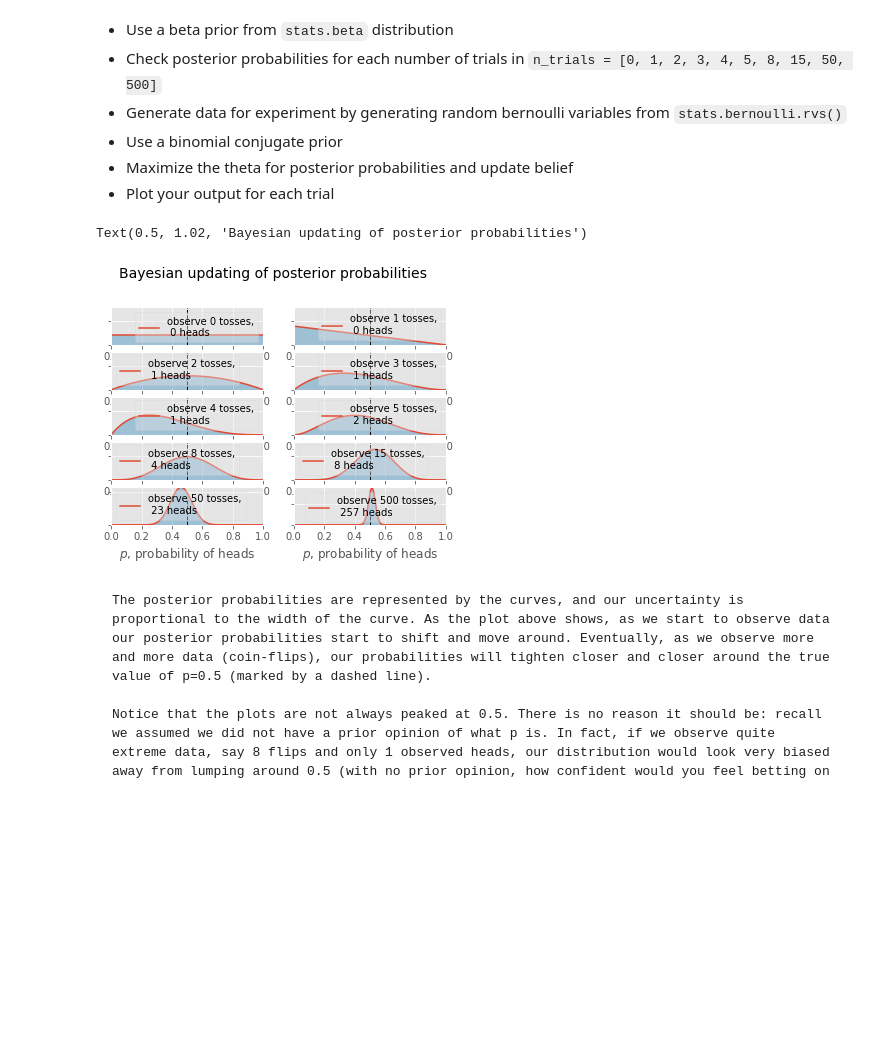
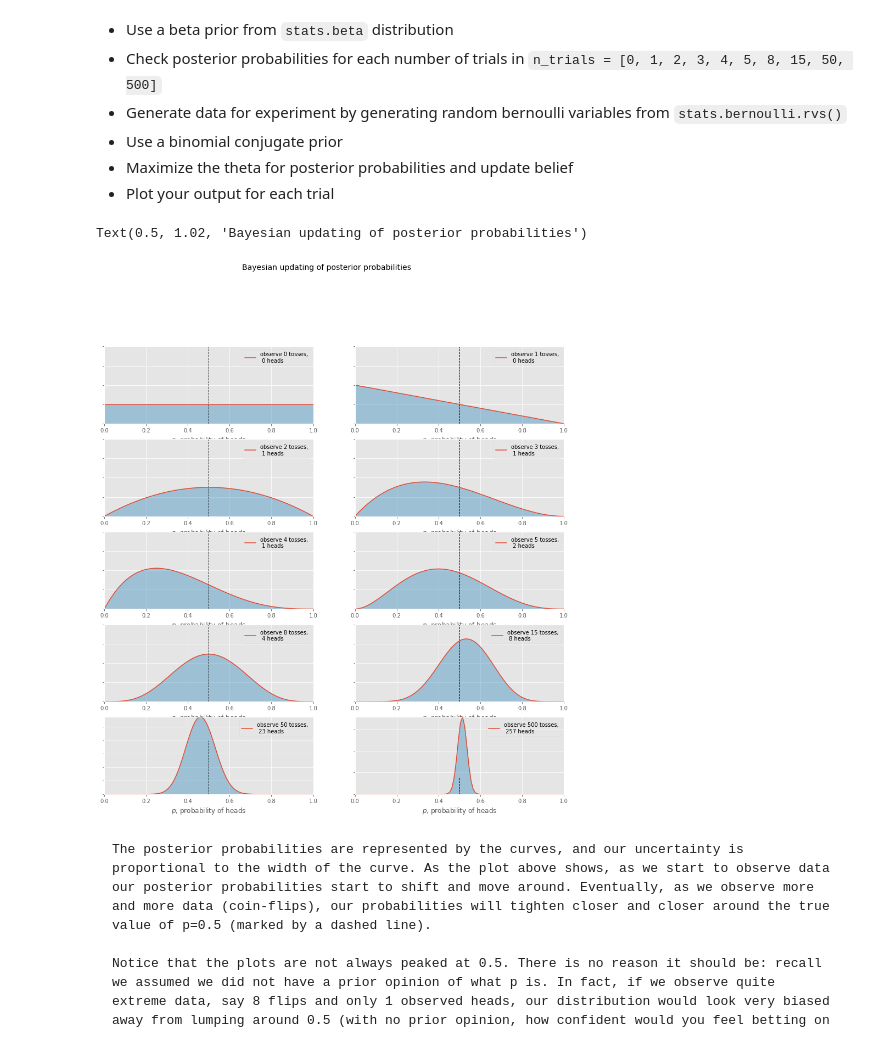
Before and after one commit to dlm6693/dsc-2-21-14-bayesian-frameowork-lab-nyc-ds-career-031119, a Jupyter notebook: index.ipynb, the cells around one changed output. Saved outputs shown, nothing was run; the diff lists cells and outputs as text; code cells hidden in the pictures; blank space fills up the shorter version.

```diff
--- a/index.ipynb
+++ b/index.ipynb
@@ -45,29 +45,30 @@ n_trials = n_trials = [0, 1, 2, 3, 4, 5, 8, 15, 50, 500]
 data = stats.bernoulli.rvs(0.5, size=n_trials[-1])
 x = np.linspace(0, 1, 100)
 # %%
+figsize(15, 15)
 for k, N in enumerate(n_trials):
     sx = plt.subplot(len(n_trials) / 2, 2, k + 1)
     plt.xlabel("$p$, probability of heads")
     plt.setp(sx.get_yticklabels(), visible=False)
 
     heads = data[:N].sum()
     y = dist.pdf(x, 1 + heads, 1 + N - heads)
 
     plt.plot(x, y, label="observe %d tosses,\n %d heads" % (N, heads))
     plt.fill_between(x, 0, y, color="#348ABD", alpha=0.4)
     plt.vlines(0.5, 0, 4, color="k", linestyles="--", lw=1)
 
     leg = plt.legend()
     leg.get_frame().set_alpha(0.4)
     plt.autoscale(tight=True)
 
 
 plt.suptitle("Bayesian updating of posterior probabilities",
              y=1.02,
              fontsize=14)
 # %% [output]
 Text(0.5, 1.02, 'Bayesian updating of posterior probabilities')
-[figure, old version]
+[figure, new version]
 # %%
 # Record your observations here
 # %% [markdown]
```
